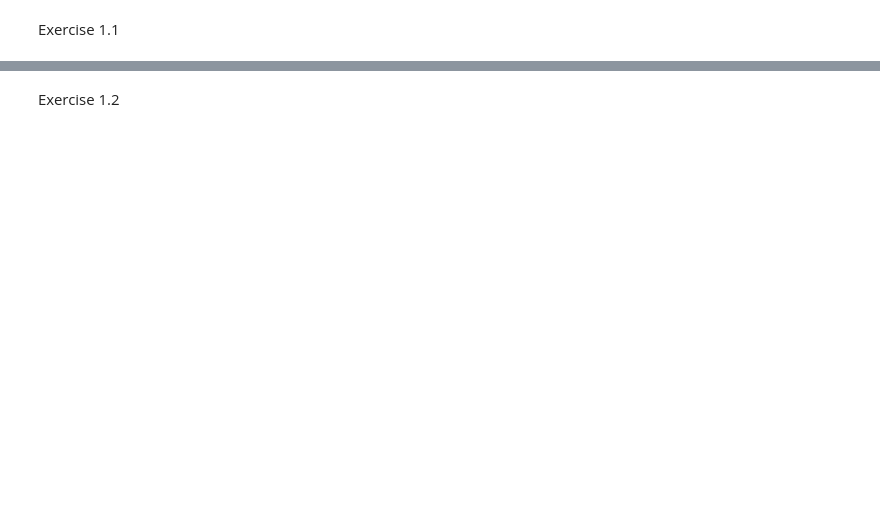
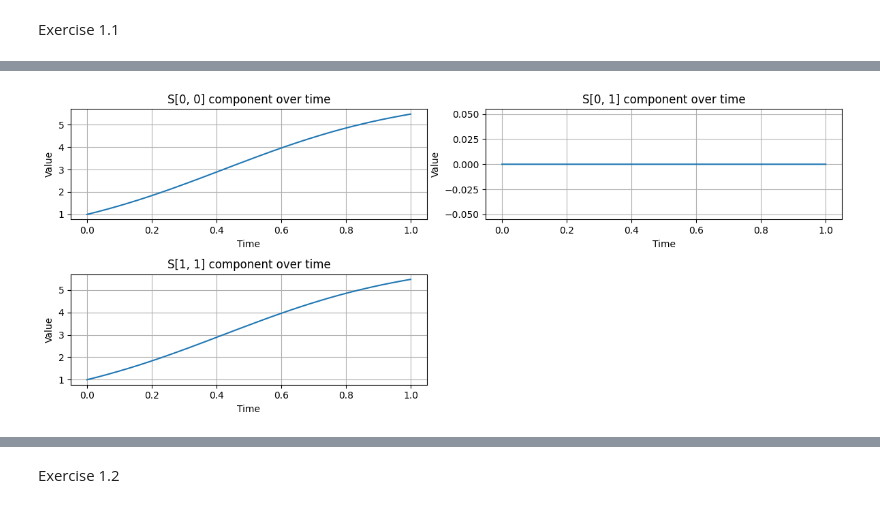
Before and after one commit to Kian-P/SCDAA, a Jupyter notebook: SCDAA-CW.ipynb, the cells around one changed output, grey strips where cells are left out. Saved outputs shown, nothing was run; the diff lists cells and outputs as text; code cells hidden in the pictures; blank space fills up the shorter version.

```diff
--- a/SCDAA-CW.ipynb
+++ b/SCDAA-CW.ipynb
@@ -105,0 +99,55 @@ v_values, a_values
+# %%
+# Example matrices (to be replaced with actual problem data)
+H = np.array([[1, 0], [0, 1]])
+M = np.array([[1, 0], [0, 1]])
+sigma = np.array([[0.1, 0], [0, 0.1]])
+#sigma = np.array([[0.1, 0.05], [0.05, 0.1]])
+C = np.array([[1, 0], [0, 1]])
+D = np.array([[2, 0], [0, 2]])
+R = np.array([[1, 0], [0, 1]])
+T = 1
+
+# Time grid for solving the Riccati ODE
+time_grid = np.linspace(0, T, 10000)
+
+# Example of using the class (with random time and space inputs for demonstration)
+torch.manual_seed(0)  # For reproducibility
+random_t = torch.rand(5) * T
+random_x = torch.rand(5, 2) * 6 - 3  # Uniformly sampled from [-3, 3]
+
+# Initialize the LQR problem
+lqr_problem = LQRProblem(H, M, C, D, R, sigma, T)
+S_solution, time_solution = lqr_problem.solve_riccati_ode(time_grid)
+
+plt.figure(figsize=(12, 5))
+
+# Plot for S[0, 0]
+plt.subplot(2, 2, 1)
+plt.plot(time_solution, S_solution[0, 0, :], label='S[0, 0]')
+plt.xlabel('Time')
+plt.ylabel('Value')
+plt.title('S[0, 0] component over time')
+plt.grid(True)
+
+# Plot for S[0, 1]
+plt.subplot(2, 2, 2)
+plt.plot(time_solution, S_solution[0, 1, :], label='S[0, 1]')
+plt.xlabel('Time')
+plt.ylabel('Value')
+plt.title('S[0, 1] component over time')
+plt.grid(True)
+
+# Since S is symmetric, S[1, 0] should be the same as S[0, 1]
+# Plot for S[1, 1]
+plt.subplot(2, 2, 3)
+plt.plot(time_solution, S_solution[1, 1, :], label='S[1, 1]')
+plt.xlabel('Time')
+plt.ylabel('Value')
+plt.title('S[1, 1] component over time')
+plt.grid(True)
+
+# Show the plots
+plt.tight_layout()
+plt.show()
+# %% [output]
+[figure, added]
```
Also changed, not shown: parts of 6 cells of this notebook.
